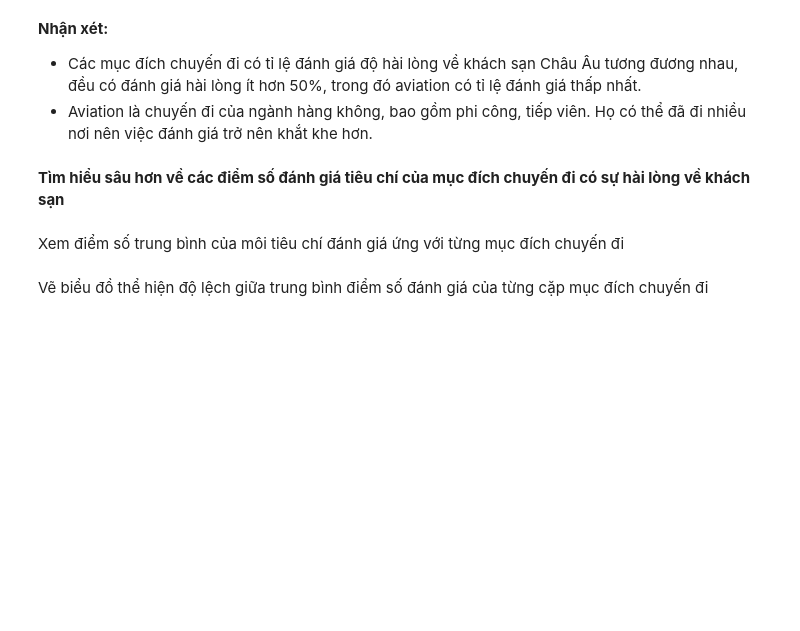
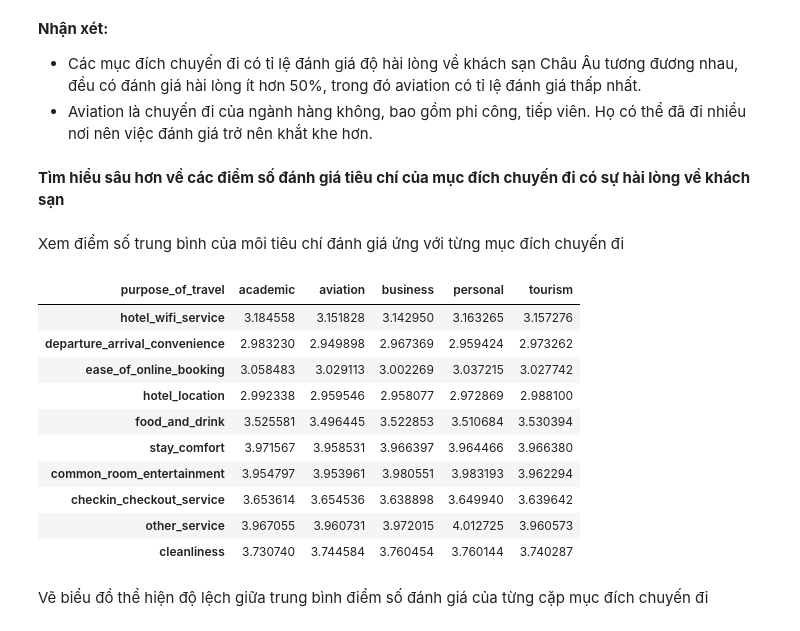
Before and after one commit to SyThuan1803/Data_Science_Proramming_FinalProject, a Jupyter notebook: final_project.ipynb, the cells around one changed output. Saved outputs shown, nothing was run; the diff lists cells and outputs as text; code cells hidden in the pictures; blank space fills up the shorter version.

```diff
--- a/final_project.ipynb
+++ b/final_project.ipynb
@@ -512,13 +562,25 @@ Xem điểm số trung bình của môi tiêu chí đánh giá ứng vơ
 # %%
 ehs_df_normalize=ehs_df_normalize[ehs_df_normalize['satisfaction']==1]
 
 score_cols=['hotel_wifi_service',
        'departure_arrival_convenience', 'ease_of_online_booking',
        'hotel_location', 'food_and_drink', 'stay_comfort',
        'common_room_entertainment', 'checkin_checkout_service',
        'other_service', 'cleanliness']
-avg_score=ehs_df_normalize.groupby('purpose_of_travel')[score_cols].mean()
+avg_score=ehs_df_normalize.groupby('purpose_of_travel')[score_cols].mean().T
 avg_score
+# %% [output]
+| purpose_of_travel | academic | aviation | business | personal | tourism |
+| hotel_wifi_service | 3.184558 | 3.151828 | 3.142950 | 3.163265 | 3.157276 |
+| departure_arrival_convenience | 2.983230 | 2.949898 | 2.967369 | 2.959424 | 2.973262 |
+| ease_of_online_booking | 3.058483 | 3.029113 | 3.002269 | 3.037215 | 3.027742 |
+| hotel_location | 2.992338 | 2.959546 | 2.958077 | 2.972869 | 2.988100 |
+| food_and_drink | 3.525581 | 3.496445 | 3.522853 | 3.510684 | 3.530394 |
+| stay_comfort | 3.971567 | 3.958531 | 3.966397 | 3.964466 | 3.966380 |
+| common_room_entertainment | 3.954797 | 3.953961 | 3.980551 | 3.983193 | 3.962294 |
+| checkin_checkout_service | 3.653614 | 3.654536 | 3.638898 | 3.649940 | 3.639642 |
+| other_service | 3.967055 | 3.960731 | 3.972015 | 4.012725 | 3.960573 |
+| cleanliness | 3.730740 | 3.744584 | 3.760454 | 3.760144 | 3.740287 |
 # %% [markdown]
 Vẽ biểu đồ thể hiện độ lệch giữa trung bình điểm số đánh giá của từng cặp mục đích chuyến đi
 # %%
```
Also changed, not shown: parts of 28 cells of this notebook.
